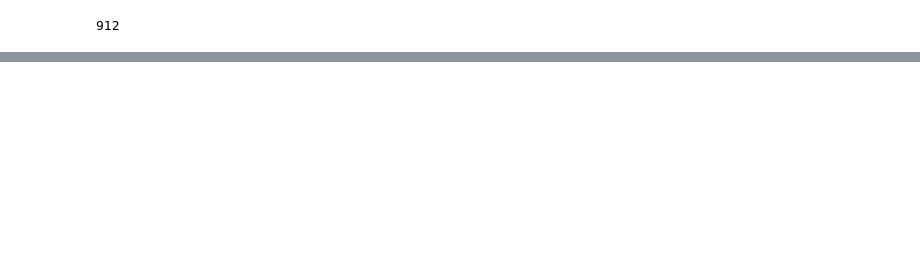
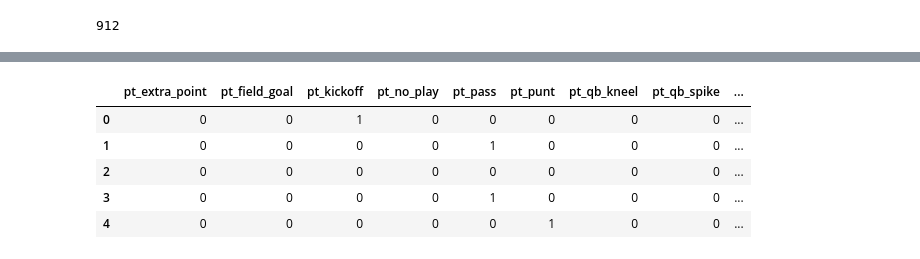
Before and after one commit to Ulli-Aech/FinalProject_sports_data, a Jupyter notebook: Notebooks/NB03_LogisticRegression.ipynb, the cells around one changed output, grey strips where cells are left out. Drawn from its saved outputs; the diff is of its cells as text; code cells hidden in the pictures; blank space fills up the shorter version.

```diff
--- a/Notebooks/NB03_LogisticRegression.ipynb
+++ b/Notebooks/NB03_LogisticRegression.ipynb
@@ -42,3 +50,16 @@ train = train.join(dummies)
 # %%
 # adding dummy column for team in posation for current play
 train['posteam_is_home'] = (np.where(train['posteam_type'] == 'home', 1 , 0))
+# %%
+# adding dummy columns for the type opf play
+playtype = pd.get_dummies(train['play_type'],
+                          prefix= 'pt', drop_first = True )
+# %%
+playtype.head()
+# %% [output]
+|  | pt_extra_point | pt_field_goal | pt_kickoff | pt_no_play | pt_pass | pt_punt | pt_qb_kneel | pt_qb_spike | ... |
+| 0 | 0 | 0 | 1 | 0 | 0 | 0 | 0 | 0 | ... |
+| 1 | 0 | 0 | 0 | 0 | 1 | 0 | 0 | 0 | ... |
+| 2 | 0 | 0 | 0 | 0 | 0 | 0 | 0 | 0 | ... |
+| 3 | 0 | 0 | 0 | 0 | 1 | 0 | 0 | 0 | ... |
+| 4 | 0 | 0 | 0 | 0 | 0 | 1 | 0 | 0 | ... |
```
Also changed, not shown: parts of 21 cells of this notebook, 3 other files.
